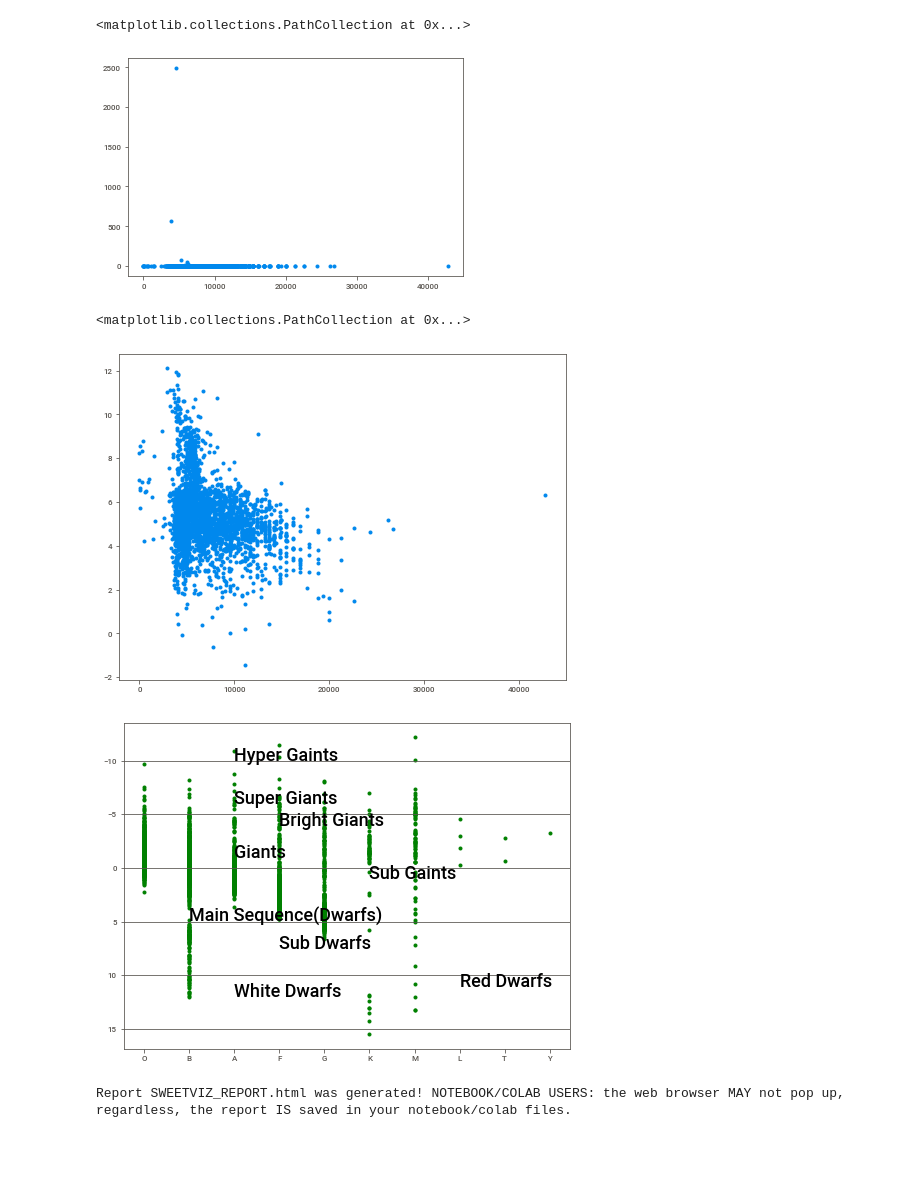
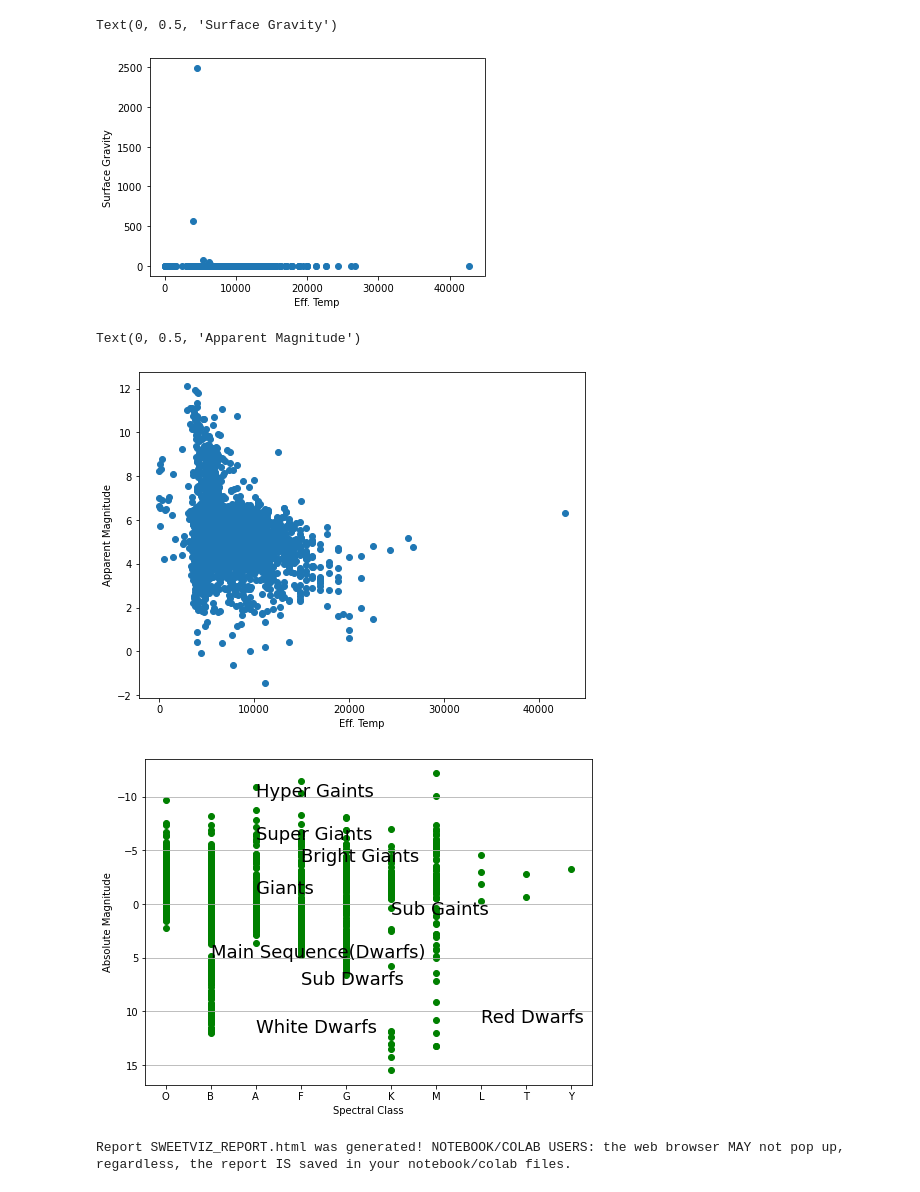
Before and after one commit to snamjoshi1/DCPP_Group_Assignment, a Jupyter notebook: EDA.ipynb, the cells around one changed output. Cells and saved outputs as stored; diff of their text form; code cells hidden in the pictures; blank space fills up the shorter version.

```diff
--- a/EDA.ipynb
+++ b/EDA.ipynb
@@ -9,9 +9,6 @@ NewData
 
 NewData = NewData.drop('Unnamed: 0', 1)
 NewData
-
-NewData = NewData.drop('Subgroup', 1)
-NewData
 # %% [output]
 |  | Name | AlternativeNames | SpectralType | BinaryorMultipleStarSystem | StarTypebasedonSpectralType | Colour | Galaxy | ... |
 | 0 | Alpha Andromedae | Alpha Andromedae, Alf And, Sirrah... | B9p | Yes | Star | Blue | Milky Way | ... |
@@ -41,33 +39,39 @@ NewData.describe()
 # %%
 plt.scatter(NewData['EffectiveTemperature'],NewData['SurfaceGravity'])
+plt.xlabel('Eff. Temp')
+plt.ylabel('Surface Gravity')
 # %% [output]
-<matplotlib.collections.PathCollection at 0x...>
+Text(0, 0.5, 'Surface Gravity')
-[figure, old version]
+[figure, new version]
 # %%
 fig = plt.figure(figsize=(8, 6))
 plt.scatter(NewData['EffectiveTemperature'],NewData['ApparentMagnitude'])
+plt.xlabel('Eff. Temp')
+plt.ylabel('Apparent Magnitude')
 # %% [output]
-<matplotlib.collections.PathCollection at 0x...>
+Text(0, 0.5, 'Apparent Magnitude')
-[figure, old version]
+[figure, new version]
 # %%
 fig = plt.figure(figsize=(8, 6))
 ax = fig.add_subplot()
 ax.text(2,-10,"Hyper Gaints",fontsize = 18)
 ax.text(2,-6,"Super Giants",fontsize = 18)
 ax.text(3,-4,"Bright Giants",fontsize = 18)
 ax.text(2,-1,"Giants",fontsize = 18)
 ax.text(5,1,"Sub Gaints",fontsize = 18)
 ax.text(1,5,"Main Sequence(Dwarfs)",fontsize = 18)
 ax.text(3,7.5,"Sub Dwarfs",fontsize = 18)
 ax.text(2,12,"White Dwarfs",fontsize = 18)
 ax.text(7,11,"Red Dwarfs",fontsize = 18)
 ax.scatter(NewData['SpectralClass'],NewData['AbsoluteMagnitude'],c='g')
+plt.xlabel('Spectral Class')
+plt.ylabel('Absolute Magnitude')
 ax.grid(axis = 'y')
 ax.set_xticklabels(['O','B','A','F','G','K','M','L','T','Y'])
 ax.invert_yaxis()
 plt.show()
 # %% [output]
-[figure, old version]
+[figure, new version]
 # %%
 import sweetviz as sv
 # %%
```
Also changed, not shown: parts of 2 cells of this notebook, 4 other files.
